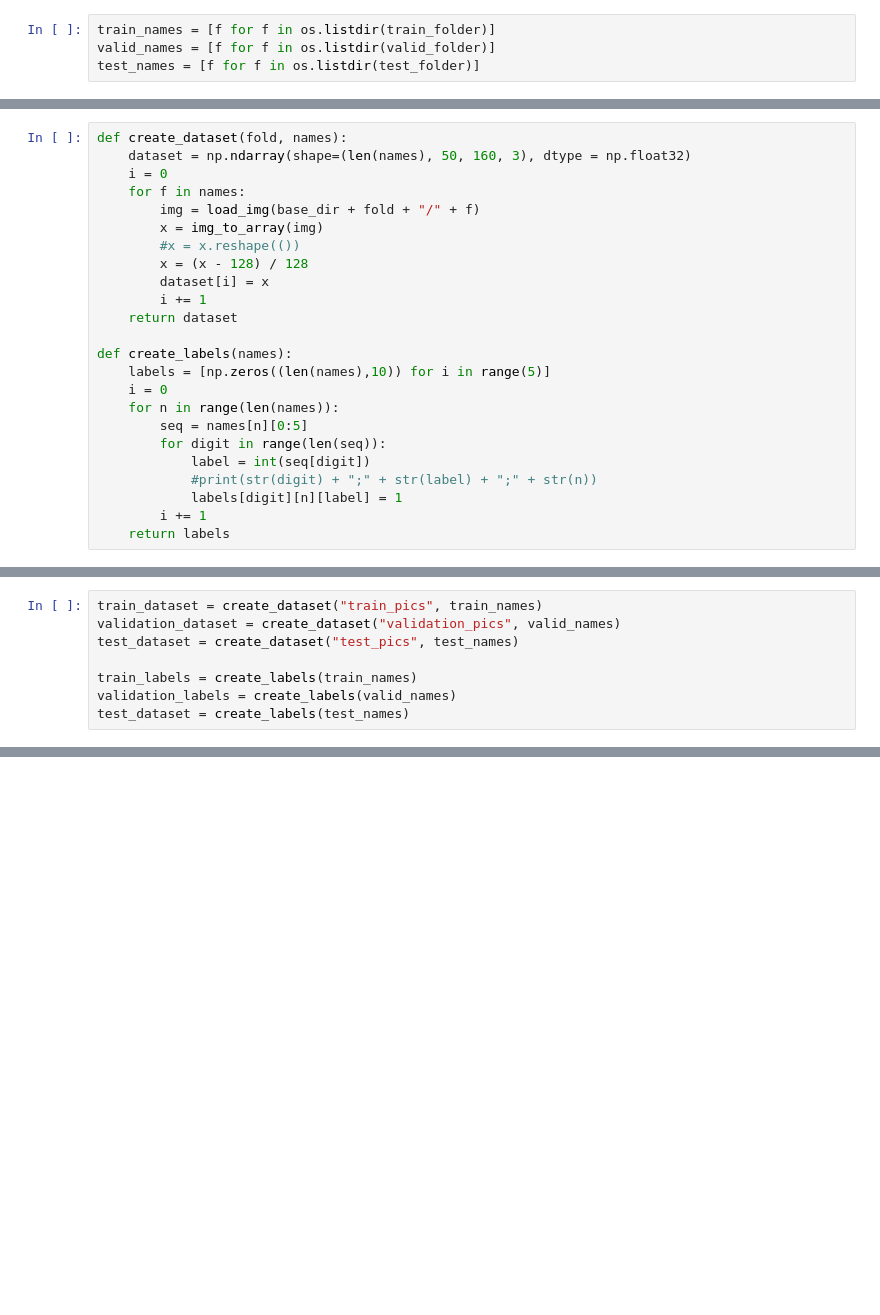
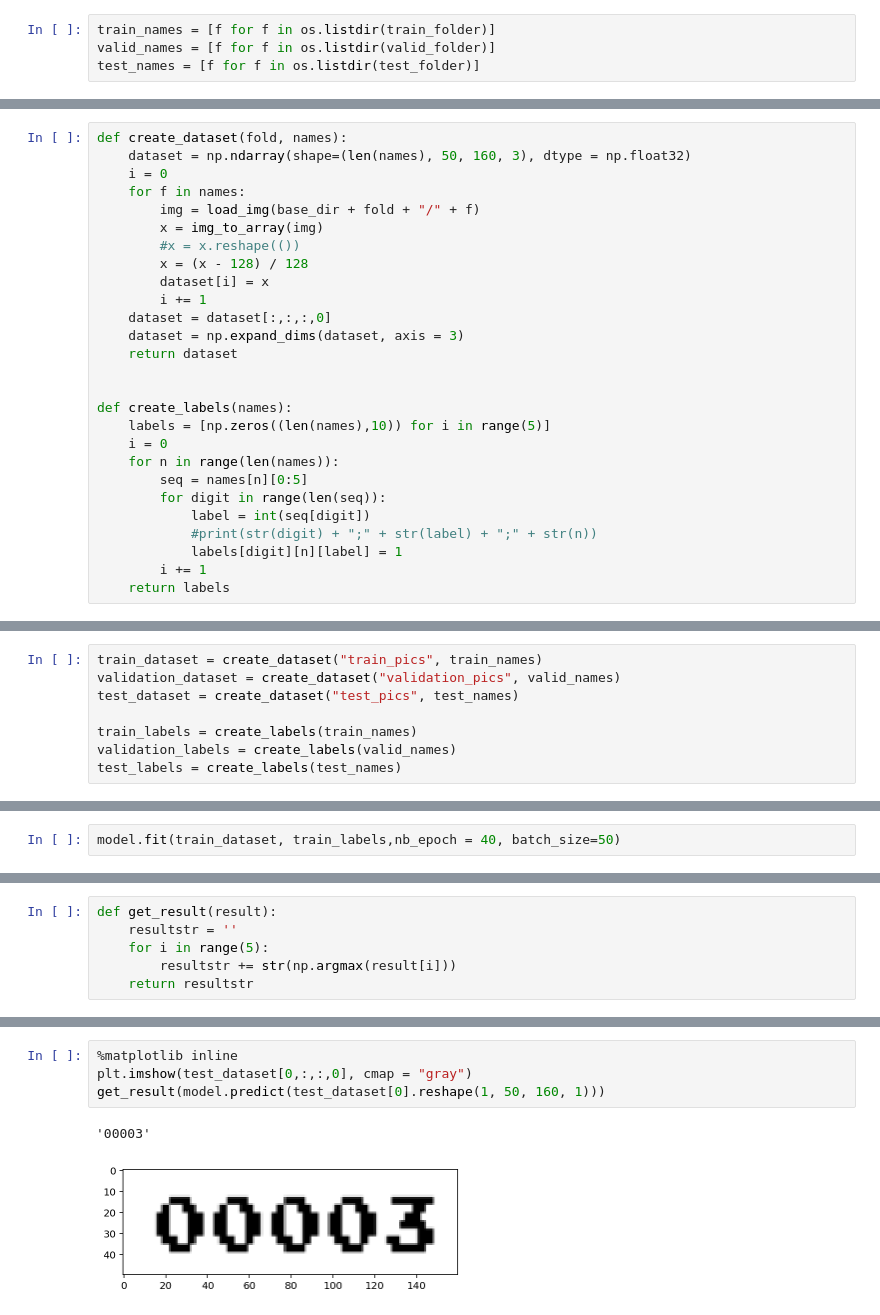
Before and after one commit to BeneHa/chrome_dino, a Jupyter notebook: score_classification.ipynb, the cells around one changed output, grey strips where cells are left out. Drawn from its saved outputs; the diff is of its cells as text; blank space fills up the shorter version.

```diff
--- a/score_classification.ipynb
+++ b/score_classification.ipynb
@@ -118,7 +61,10 @@ def create_dataset(fold, names):
         x = (x - 128) / 128
         dataset[i] = x
         i += 1
+    dataset = dataset[:,:,:,0]
+    dataset = np.expand_dims(dataset, axis = 3)
     return dataset
+
 
 def create_labels(names):
     labels = [np.zeros((len(names),10)) for i in range(5)]
@@ -146,4 +84,4 @@ test_dataset = create_dataset("test_pics", test_names)
 
 train_labels = create_labels(train_names)
 validation_labels = create_labels(valid_names)
-test_dataset = create_labels(test_names)
+test_labels = create_labels(test_names)
@@ -237,2 +165,4 @@ Trainable params: 673,496
 Non-trainable params: 0
 __________________________________________________________________________________________________
+# %%
+model.fit(train_dataset, train_labels,nb_epoch = 40, batch_size=50)
@@ -238,0 +190,6 @@ ________________________________________________________________________________
+# %%
+def get_result(result):
+    resultstr = ''
+    for i in range(5):
+        resultstr += str(np.argmax(result[i]))
+    return resultstr
@@ -238,0 +222,7 @@ ________________________________________________________________________________
+# %%
+%matplotlib inline
+plt.imshow(test_dataset[0,:,:,0], cmap = "gray")
+get_result(model.predict(test_dataset[0].reshape(1, 50, 160, 1)))
+# %% [output]
+'00003'
+[figure, added]
```
Also changed, not shown: parts of 23 cells of this notebook.
